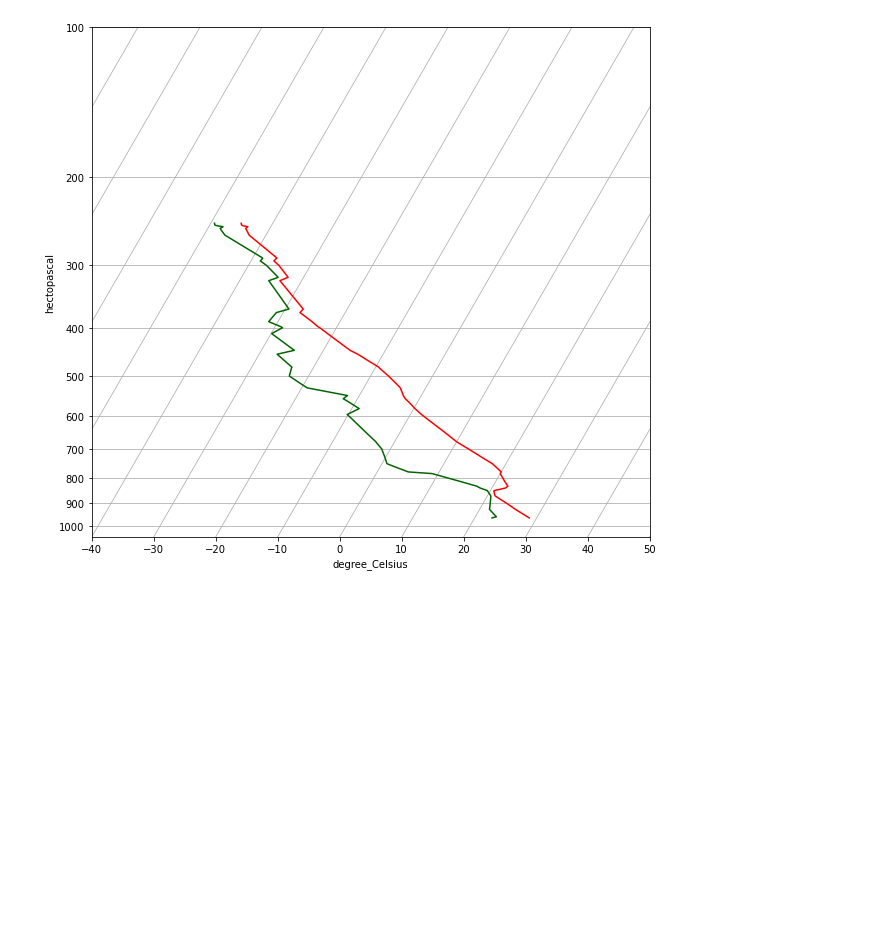
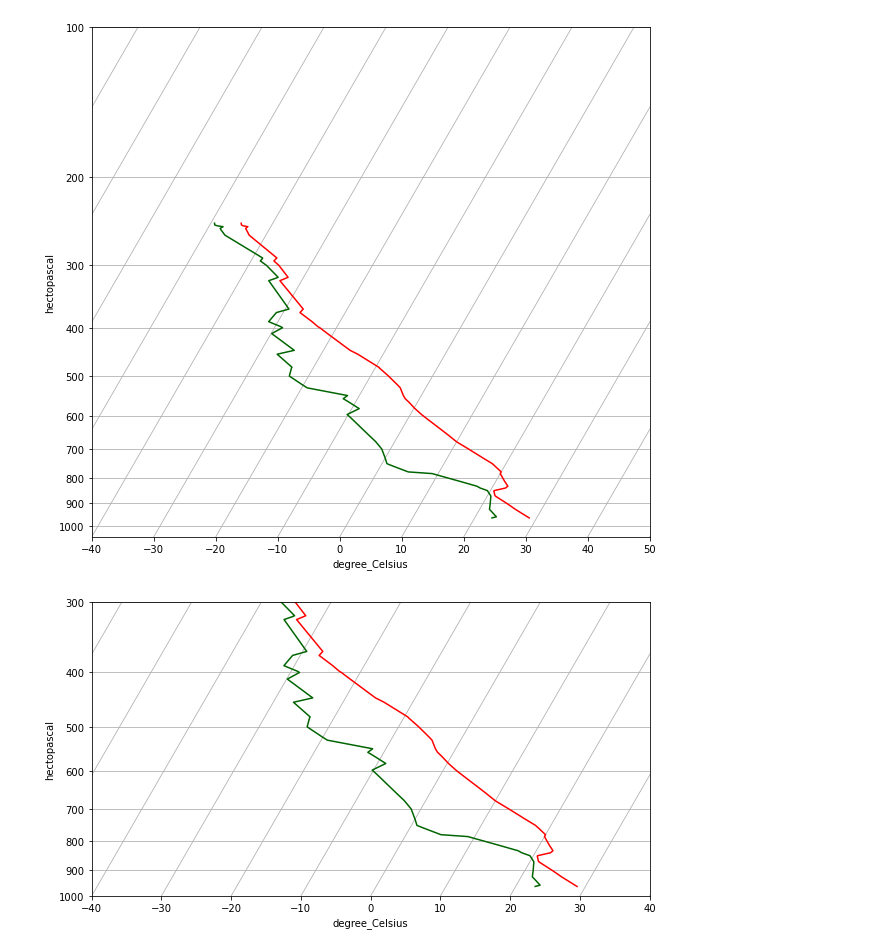
Before and after one commit to JoeZamp98/MetPy-Mondays, a Jupyter notebook: Plotting a Skew-T.ipynb, the cells around one changed output. Cells and saved outputs as stored; diff of their text form; code cells hidden in the pictures; blank space fills up the shorter version.

Commit message:
Completed Skew-T lesson.

```diff
--- a/Plotting a Skew-T.ipynb
+++ b/Plotting a Skew-T.ipynb
@@ -34,3 +34,10 @@ skew.plot(pressure, dewpoint, 'darkgreen')
 # %% [output]
 [<matplotlib.lines.Line2D at 0x...>]
 [figure]
+# %%
+skew.ax.set_ylim(1000,300)
+skew.ax.set_xlim(-40,40)
+
+fig
+# %% [output]
+[figure, added]
```
Also changed, not shown: parts of 2 cells of this notebook.
